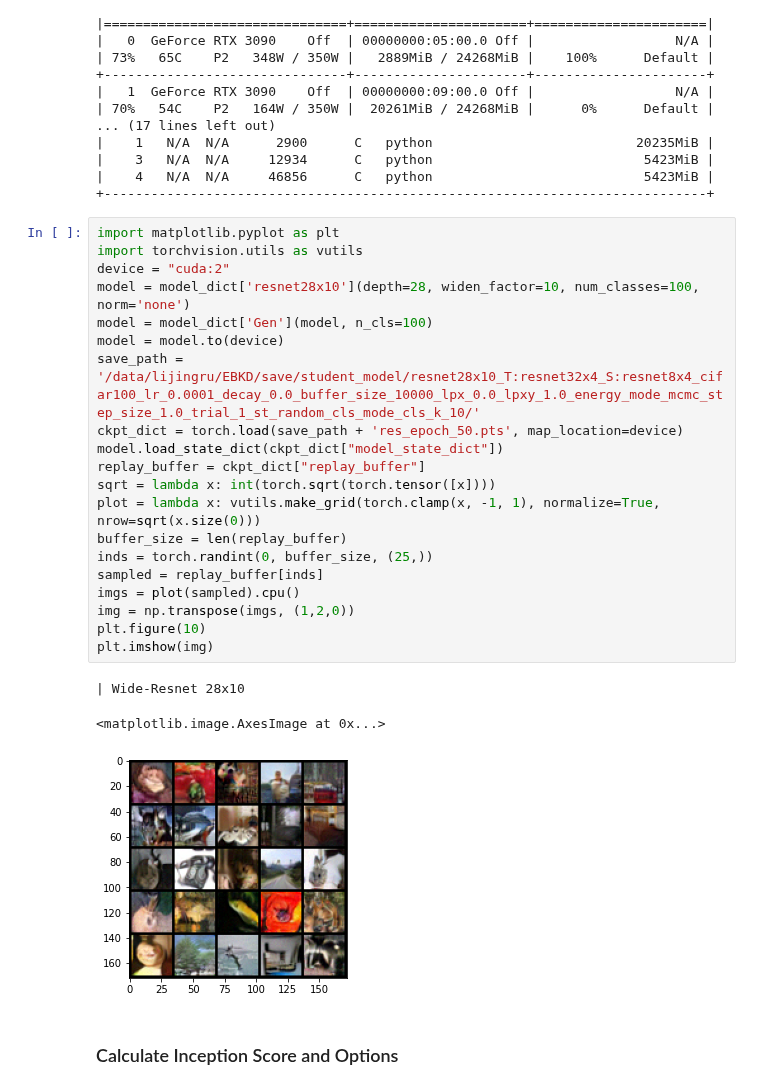
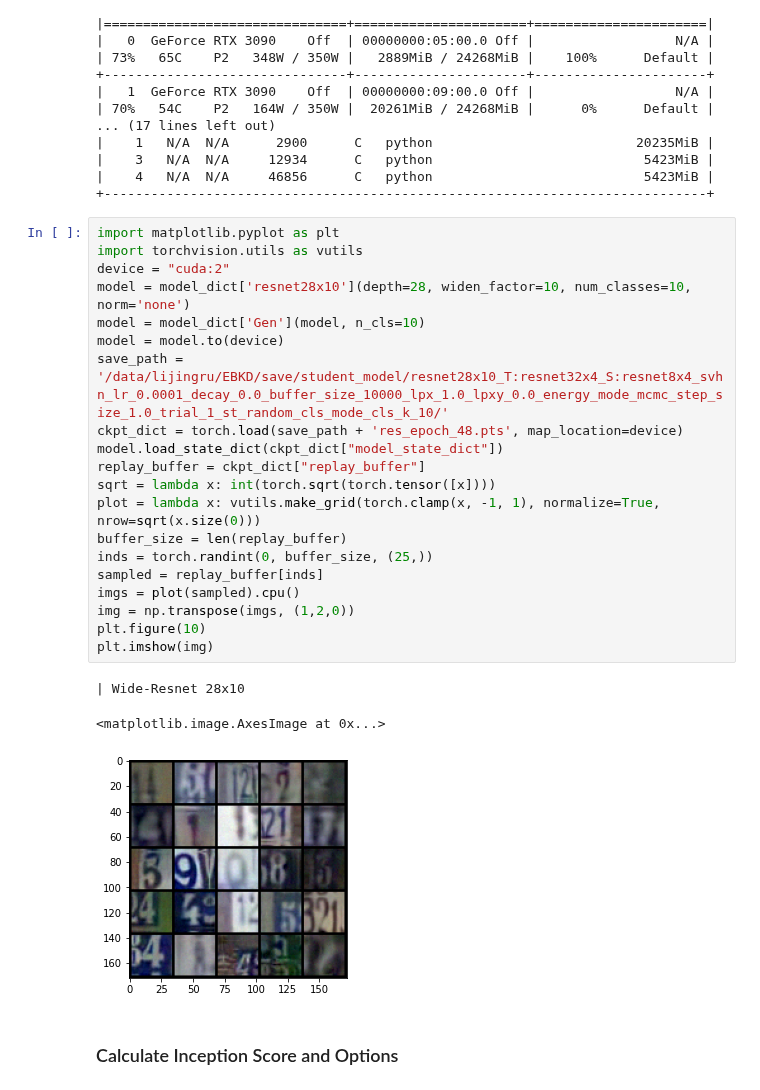
Before and after one commit to ljrprocc/EBKD, a Jupyter notebook: plot_energy_distribution.ipynb, the cells around one changed output. Cells and saved outputs as stored; diff of their text form.

```diff
--- a/plot_energy_distribution.ipynb
+++ b/plot_energy_distribution.ipynb
@@ -38,27 +39,27 @@ Sun Aug 29 20:26:09 2021
 # %%
 import matplotlib.pyplot as plt
 import torchvision.utils as vutils
 device = "cuda:2"
-model = model_dict['resnet28x10'](depth=28, widen_factor=10, num_classes=100, norm='none')
-model = model_dict['Gen'](model, n_cls=100)
+model = model_dict['resnet28x10'](depth=28, widen_factor=10, num_classes=10, norm='none')
+model = model_dict['Gen'](model, n_cls=10)
 model = model.to(device)
-save_path = '/data/lijingru/EBKD/save/student_model/resnet28x10_T:resnet32x4_S:resnet8x4_cifar100_lr_0.0001_decay_0.0_buffer_size_10000_lpx_0.0_lpxy_1.0_energy_mode_mcmc_step_size_1.0_trial_1_st_random_cls_mode_cls_k_10/'
-ckpt_dict = torch.load(save_path + 'res_epoch_50.pts', map_location=device)
+save_path = '/data/lijingru/EBKD/save/student_model/resnet28x10_T:resnet32x4_S:resnet8x4_svhn_lr_0.0001_decay_0.0_buffer_size_10000_lpx_1.0_lpxy_0.0_energy_mode_mcmc_step_size_1.0_trial_1_st_random_cls_mode_cls_k_10/'
+ckpt_dict = torch.load(save_path + 'res_epoch_48.pts', map_location=device)
 model.load_state_dict(ckpt_dict["model_state_dict"])
 replay_buffer = ckpt_dict["replay_buffer"]
 sqrt = lambda x: int(torch.sqrt(torch.tensor([x])))
 plot = lambda x: vutils.make_grid(torch.clamp(x, -1, 1), normalize=True, nrow=sqrt(x.size(0)))
 buffer_size = len(replay_buffer)
 inds = torch.randint(0, buffer_size, (25,))
 sampled = replay_buffer[inds]
 imgs = plot(sampled).cpu()
 img = np.transpose(imgs, (1,2,0))
 plt.figure(10)
 plt.imshow(img)
 # %% [output]
 | Wide-Resnet 28x10
 <matplotlib.image.AxesImage at 0x...>
-[figure, old version]
+[figure, new version]
 # %% [markdown]
 ### Calculate Inception Score and Options
 # %%
```
Also changed, not shown: parts of 3 cells of this notebook, 5 other files.
